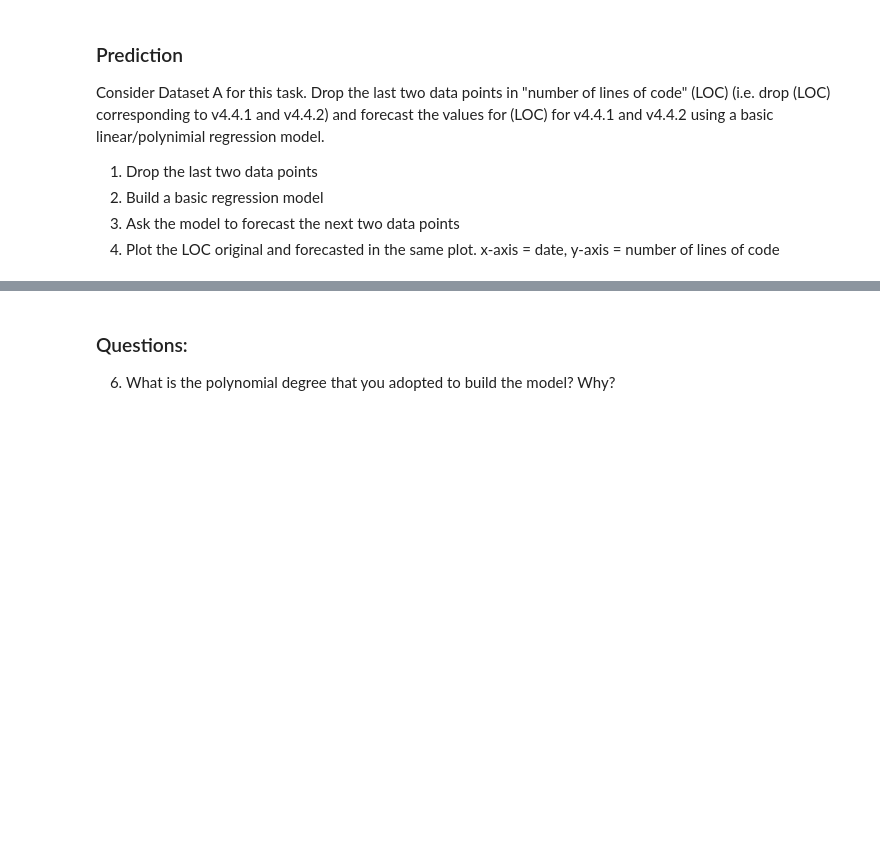
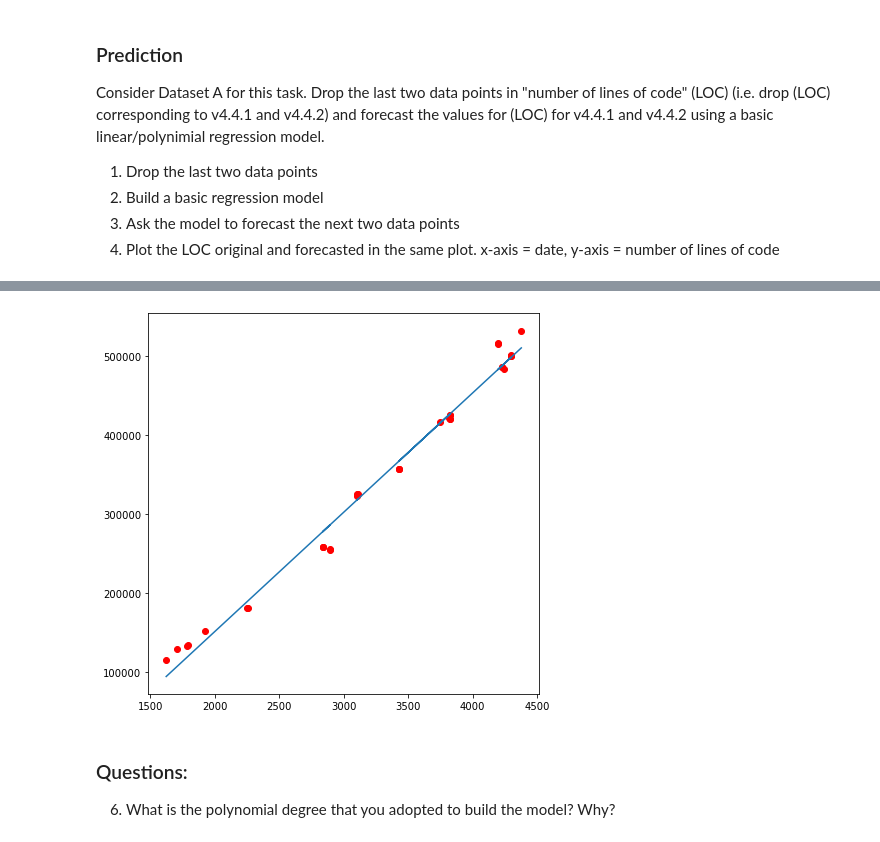
Before and after one commit to GuillaumeKerckhofs/SoftwareEvolution_TP2_2023, a Jupyter notebook: TP2_section2.ipynb, the cells around one changed output, grey strips where cells are left out. Cells and saved outputs as stored; diff of their text form; code cells hidden in the pictures; blank space fills up the shorter version.

```diff
--- a/TP2_section2.ipynb
+++ b/TP2_section2.ipynb
@@ -188,3 +231,5 @@ Consider Dataset A for this task. Drop the last two data points in "number of li
 4. Plot the LOC original and forecasted in the same plot. x-axis = date, y-axis = number of lines of code
 # %%
 # Your code here
+new_df = df[:-2]
+new_df.head()
@@ -191,5 +243,24 @@ Consider Dataset A for this task. Drop the last two data points in "number of li
 # %%
 # Your code here
+plt.figure(figsize=(7,7))
+
+d = new_df[['nb_code','nb_blank','nb_comment','nb_nfiles','date']]
+d.head()
+
+
+X = d['nb_nfiles'].values.reshape(-1, 1)
+y = d['nb_code'].values
+
+regr = LinearRegression()
+regr.fit(X, y)
+
+
+plt.scatter(X,y,color="red")
+plt.plot(X,regr.predict(X))
+
+plt.show()
+# %% [output]
+[figure, added]
 # %%
 # Your code here
 # %%
```
Also changed, not shown: parts of 5 cells of this notebook.
